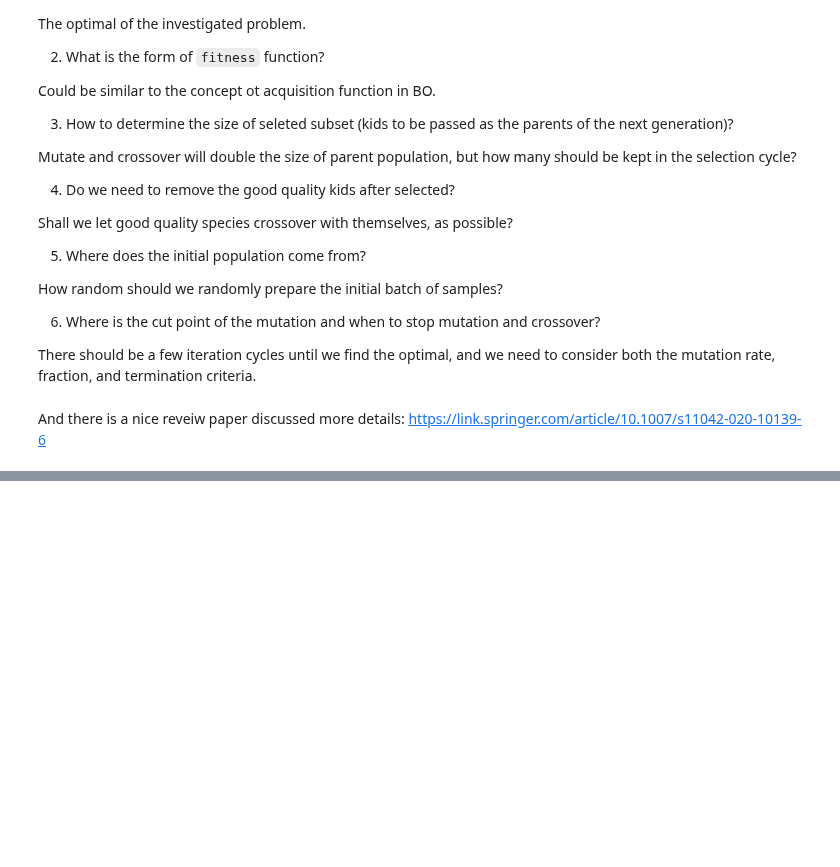
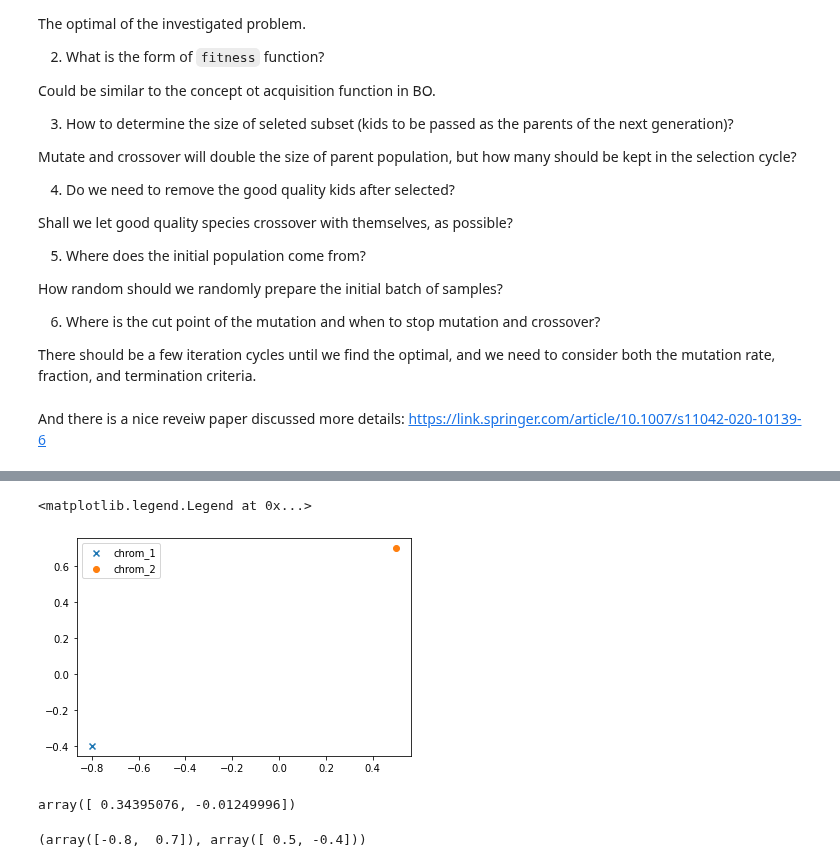
Before and after one commit to xueannafang/learn_opt, a Jupyter notebook: learn_GeneticAlgorithm.ipynb, the cells around one changed output, grey strips where cells are left out. Saved outputs shown, nothing was run; the diff lists cells and outputs as text; code cells hidden in the pictures; blank space fills up the shorter version.

Commit message:
compare mutation and crossover

```diff
--- a/learn_GeneticAlgorithm.ipynb
+++ b/learn_GeneticAlgorithm.ipynb
@@ -597,0 +610,10 @@ And there is a nice reveiw paper discussed more details: https://link.springer.c
+# %%
+chrom_1 = np.array([-0.8, -0.4])
+chrom_2 = np.array([0.5, 0.7])
+
+plt.scatter(*chrom_1, marker = "x", label = "chrom_1")
+plt.scatter(*chrom_2, marker = "o", label = "chrom_2")
+plt.legend()
+# %% [output]
+<matplotlib.legend.Legend at 0x...>
+[figure, added]
@@ -597,0 +660,8 @@ And there is a nice reveiw paper discussed more details: https://link.springer.c
+# %%
+mut_chrom(chrom_1)
+# %% [output]
+array([ 0.34395076, -0.01249996])
+# %%
+crossover_arr_chrom(chrom_1, chrom_2)
+# %% [output]
+(array([-0.8,  0.7]), array([ 0.5, -0.4]))
```
Also changed, not shown: parts of 14 cells of this notebook.
